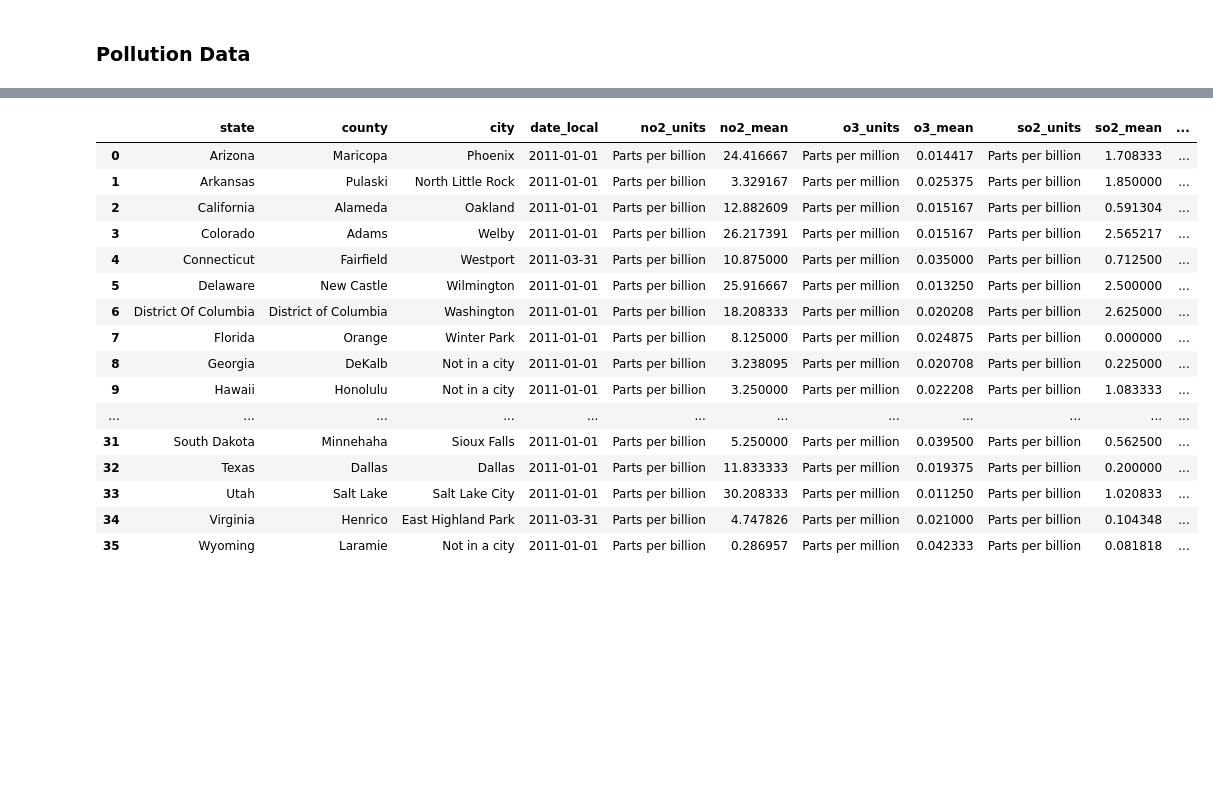
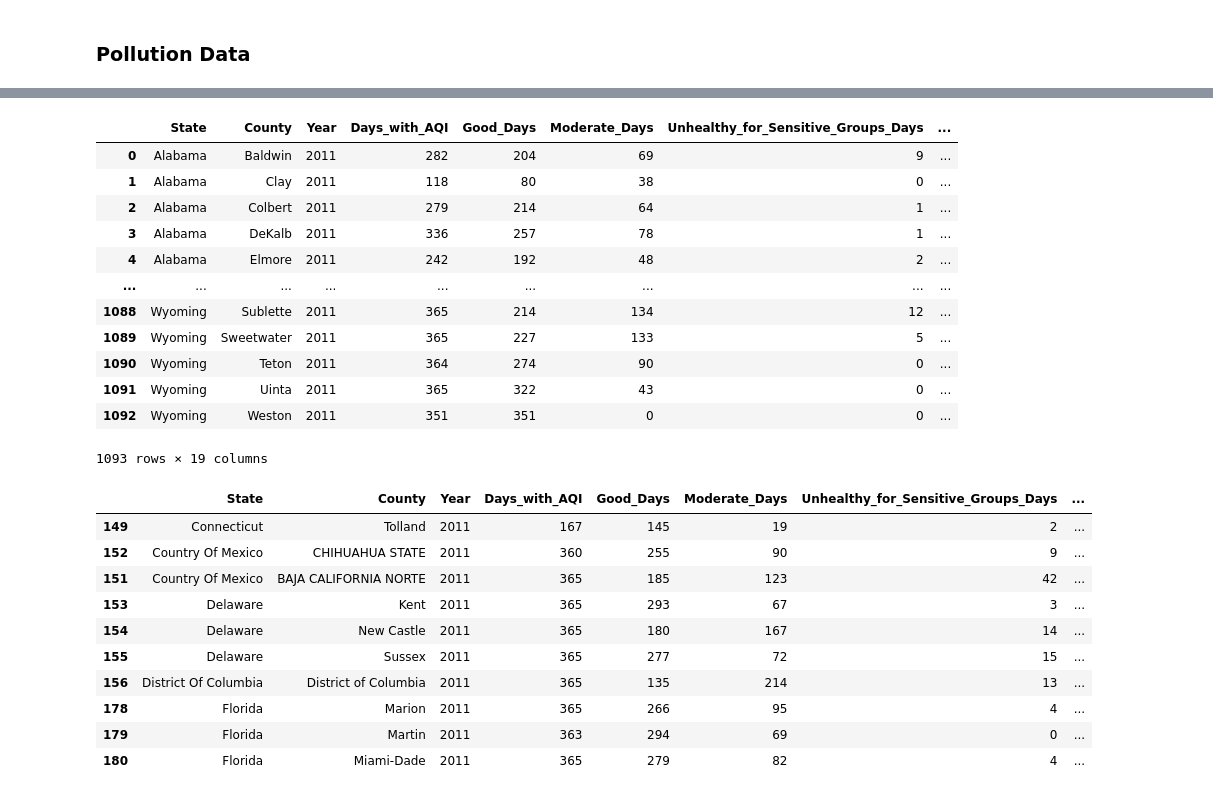
Before and after one commit to nathanprows77/Quality_of_Life, a Jupyter notebook: Data prep/Tableau_data.ipynb, the cells around one changed output, grey strips where cells are left out. Cells and saved outputs as stored; diff of their text form; code cells hidden in the pictures; blank space fills up the shorter version.

Commit message:
updated for new pollution data

```diff
--- a/Data prep/Tableau_data.ipynb
+++ b/Data prep/Tableau_data.ipynb
@@ -422,23 +332,48 @@ pollution_filtered_2011.tail()
+# %%
+# Read our data into pandas
+
+pollution_2011 = pd.read_csv(file12)
+pollution_2012 = pd.read_csv(file13)
+pollution_2013 = pd.read_csv(file14)
+pollution_2014 = pd.read_csv(file15)
+pollution_2015 = pd.read_csv(file16)
+# %%
+pollution_2011.reset_index(drop=True)
+# %% [output]
+|  | State | County | Year | Days_with_AQI | Good_Days | Moderate_Days | Unhealthy_for_Sensitive_Groups_Days | ... |
+| 0 | Alabama | Baldwin | 2011 | 282 | 204 | 69 | 9 | ... |
+| 1 | Alabama | Clay | 2011 | 118 | 80 | 38 | 0 | ... |
+| 2 | Alabama | Colbert | 2011 | 279 | 214 | 64 | 1 | ... |
+| 3 | Alabama | DeKalb | 2011 | 336 | 257 | 78 | 1 | ... |
+| 4 | Alabama | Elmore | 2011 | 242 | 192 | 48 | 2 | ... |
+| ... | ... | ... | ... | ... | ... | ... | ... | ... |
+| 1088 | Wyoming | Sublette | 2011 | 365 | 214 | 134 | 12 | ... |
+| 1089 | Wyoming | Sweetwater | 2011 | 365 | 227 | 133 | 5 | ... |
+| 1090 | Wyoming | Teton | 2011 | 364 | 274 | 90 | 0 | ... |
+| 1091 | Wyoming | Uinta | 2011 | 365 | 322 | 43 | 0 | ... |
+| 1092 | Wyoming | Weston | 2011 | 351 | 351 | 0 | 0 | ... |
+1093 rows × 19 columns
+# %%
+# Sort Pollution dataframes by state name
+
+pollution_2011 = pollution_2011.sort_values("State")
+pollution_2012 = pollution_2012.sort_values("State")
+pollution_2013 = pollution_2013.sort_values("State")
+pollution_2014 = pollution_2014.sort_values("State")
+pollution_2015 = pollution_2015.sort_values("State")
 # %%
-# Filter out Mexico data
+# Idenitfy rows with Mexico data
 
-pollution_2011 = pollution_filtered_2011.iloc[0:36]
-pollution_2011
+pollution_2011.iloc[150:160]
 # %% [output]
-|  | state | county | city | date_local | no2_units | no2_mean | o3_units | o3_mean | so2_units | so2_mean | ... |
-| 0 | Arizona | Maricopa | Phoenix | 2011-01-01 | Parts per billion | 24.416667 | Parts per million | 0.014417 | Parts per billion | 1.708333 | ... |
-| 1 | Arkansas | Pulaski | North Little Rock | 2011-01-01 | Parts per billion | 3.329167 | Parts per million | 0.025375 | Parts per billion | 1.850000 | ... |
-| 2 | California | Alameda | Oakland | 2011-01-01 | Parts per billion | 12.882609 | Parts per million | 0.015167 | Parts per billion | 0.591304 | ... |
-| 3 | Colorado | Adams | Welby | 2011-01-01 | Parts per billion | 26.217391 | Parts per million | 0.015167 | Parts per billion | 2.565217 | ... |
-| 4 | Connecticut | Fairfield | Westport | 2011-03-31 | Parts per billion | 10.875000 | Parts per million | 0.035000 | Parts per billion | 0.712500 | ... |
-| 5 | Delaware | New Castle | Wilmington | 2011-01-01 | Parts per billion | 25.916667 | Parts per million | 0.013250 | Parts per billion | 2.500000 | ... |
-| 6 | District Of Columbia | District of Columbia | Washington | 2011-01-01 | Parts per billion | 18.208333 | Parts per million | 0.020208 | Parts per billion | 2.625000 | ... |
-| 7 | Florida | Orange | Winter Park | 2011-01-01 | Parts per billion | 8.125000 | Parts per million | 0.024875 | Parts per billion | 0.000000 | ... |
-| 8 | Georgia | DeKalb | Not in a city | 2011-01-01 | Parts per billion | 3.238095 | Parts per million | 0.020708 | Parts per billion | 0.225000 | ... |
-| 9 | Hawaii | Honolulu | Not in a city | 2011-01-01 | Parts per billion | 3.250000 | Parts per million | 0.022208 | Parts per billion | 1.083333 | ... |
-| ... | ... | ... | ... | ... | ... | ... | ... | ... | ... | ... | ... |
-| 31 | South Dakota | Minnehaha | Sioux Falls | 2011-01-01 | Parts per billion | 5.250000 | Parts per million | 0.039500 | Parts per billion | 0.562500 | ... |
-| 32 | Texas | Dallas | Dallas | 2011-01-01 | Parts per billion | 11.833333 | Parts per million | 0.019375 | Parts per billion | 0.200000 | ... |
-| 33 | Utah | Salt Lake | Salt Lake City | 2011-01-01 | Parts per billion | 30.208333 | Parts per million | 0.011250 | Parts per billion | 1.020833 | ... |
-| 34 | Virginia | Henrico | East Highland Park | 2011-03-31 | Parts per billion | 4.747826 | Parts per million | 0.021000 | Parts per billion | 0.104348 | ... |
-| 35 | Wyoming | Laramie | Not in a city | 2011-01-01 | Parts per billion | 0.286957 | Parts per million | 0.042333 | Parts per billion | 0.081818 | ... |
+|  | State | County | Year | Days_with_AQI | Good_Days | Moderate_Days | Unhealthy_for_Sensitive_Groups_Days | ... |
+| 149 | Connecticut | Tolland | 2011 | 167 | 145 | 19 | 2 | ... |
+| 152 | Country Of Mexico | CHIHUAHUA STATE | 2011 | 360 | 255 | 90 | 9 | ... |
+| 151 | Country Of Mexico | BAJA CALIFORNIA NORTE | 2011 | 365 | 185 | 123 | 42 | ... |
+| 153 | Delaware | Kent | 2011 | 365 | 293 | 67 | 3 | ... |
+| 154 | Delaware | New Castle | 2011 | 365 | 180 | 167 | 14 | ... |
+| 155 | Delaware | Sussex | 2011 | 365 | 277 | 72 | 15 | ... |
+| 156 | District Of Columbia | District of Columbia | 2011 | 365 | 135 | 214 | 13 | ... |
+| 178 | Florida | Marion | 2011 | 365 | 266 | 95 | 4 | ... |
+| 179 | Florida | Martin | 2011 | 363 | 294 | 69 | 0 | ... |
+| 180 | Florida | Miami-Dade | 2011 | 365 | 279 | 82 | 4 | ... |
```
Also changed, not shown: parts of 50 cells of this notebook.
